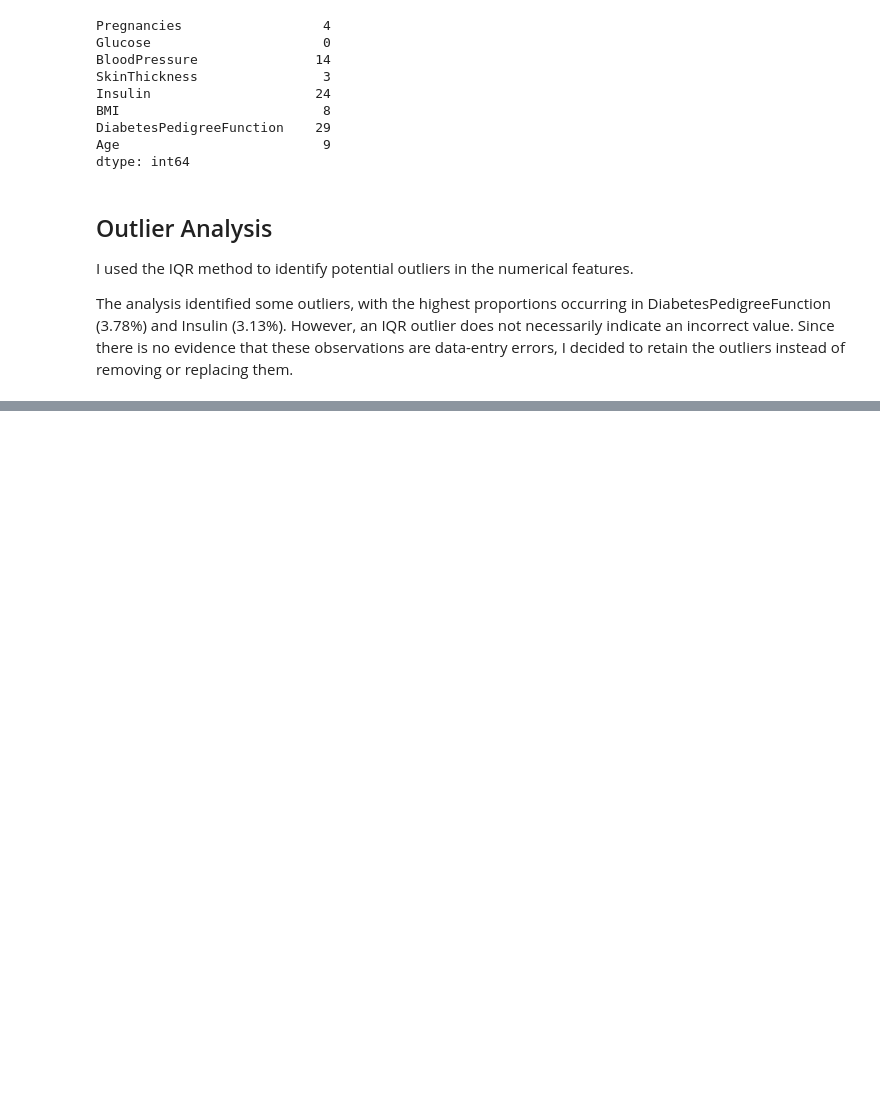
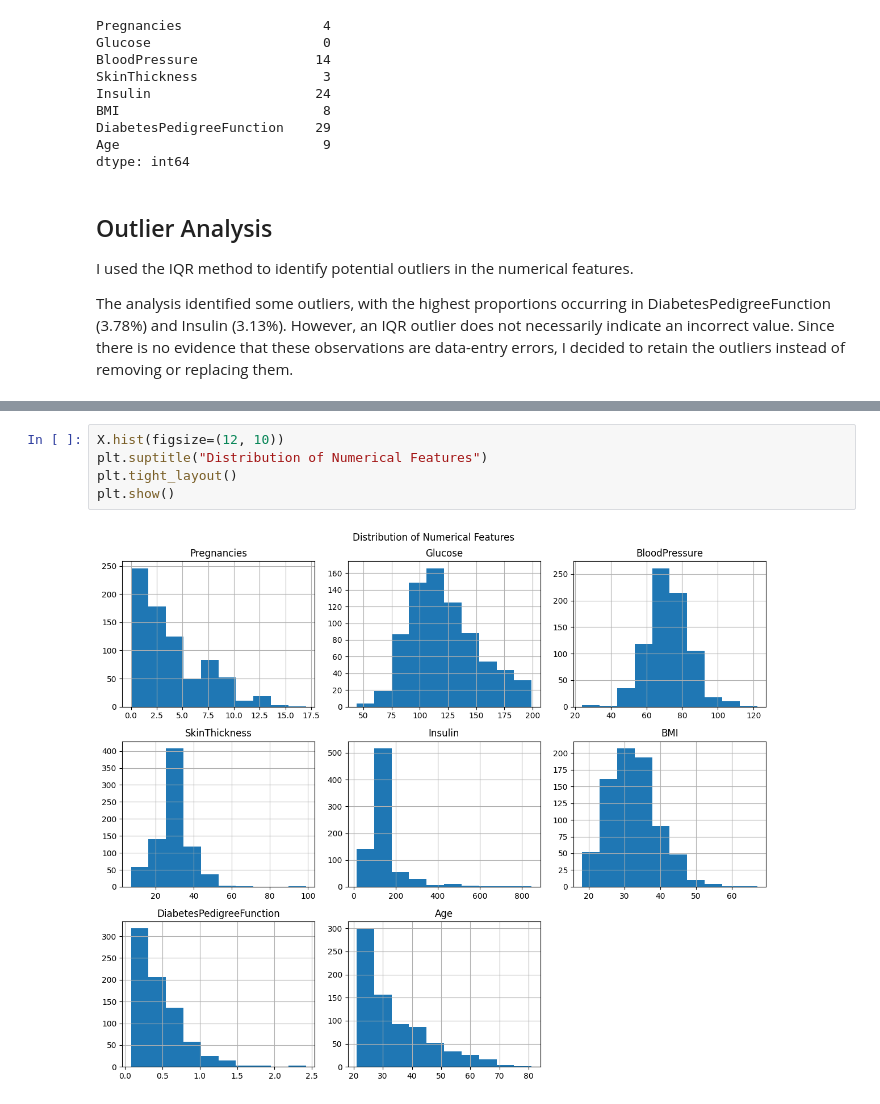
Before and after one commit to apurva2074/AI_Pioneers_Internship, a Jupyter notebook: Week1/ML_Preprocessing.ipynb, the cells around one changed output, grey strips where cells are left out. Cells and saved outputs as stored; diff of their text form; blank space fills up the shorter version.

```diff
--- a/Week1/ML_Preprocessing.ipynb
+++ b/Week1/ML_Preprocessing.ipynb
@@ -272,0 +327,7 @@ The analysis identified some outliers, with the highest proportions occurring in
+# %%
+X.hist(figsize=(12, 10))
+plt.suptitle("Distribution of Numerical Features")
+plt.tight_layout()
+plt.show()
+# %% [output]
+[figure, added]
```
Also changed, not shown: parts of 20 cells of this notebook.
